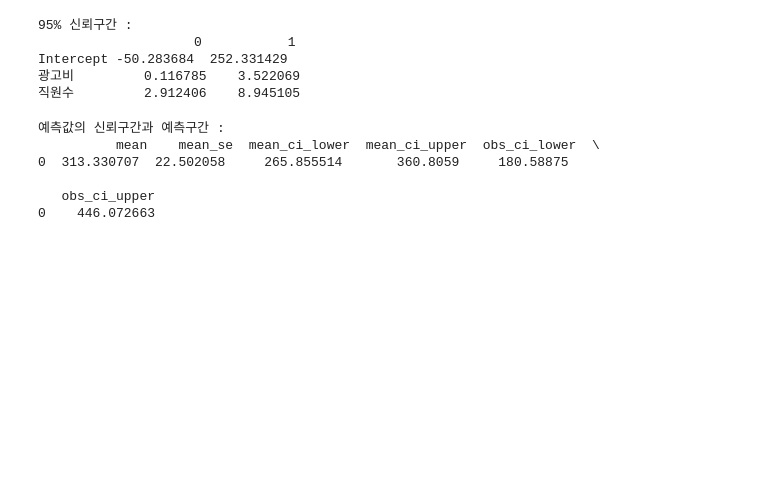
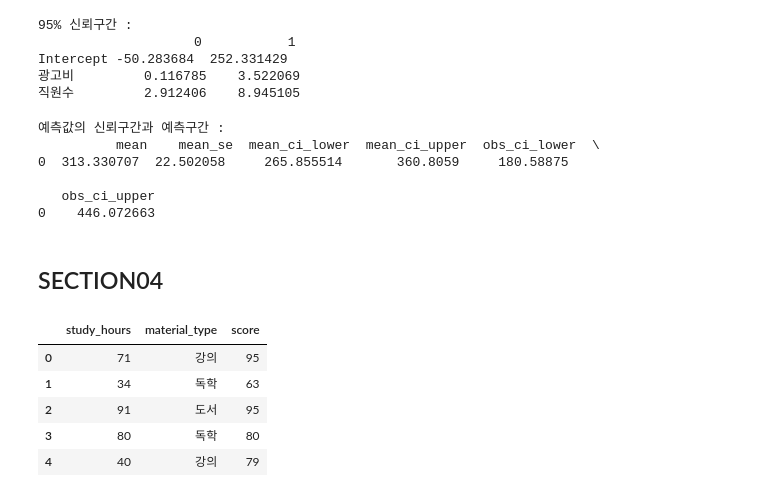
Before and after one commit to 240711AIBigData/BigDataCertification2, a Jupyter notebook: 03/04/part3_ch4.ipynb, the cells around one changed output. Cells and saved outputs as stored; diff of their text form; code cells hidden in the pictures; blank space fills up the shorter version.

```diff
--- a/03/04/part3_ch4.ipynb
+++ b/03/04/part3_ch4.ipynb
@@ -304,3 +304,17 @@ print('예측값의 신뢰구간과 예측구간 :\n', result)
 
    obs_ci_upper
 0    446.072663
+# %% [markdown]
+## SECTION04
+# %%
+import pandas as pd
+import statsmodels.api as sm
+df = pd.read_csv('./data/study.csv')
+df.head()
+# %% [output]
+|  | study_hours | material_type | score |
+| 0 | 71 | 강의 | 95 |
+| 1 | 34 | 독학 | 63 |
+| 2 | 91 | 도서 | 95 |
+| 3 | 80 | 독학 | 80 |
+| 4 | 40 | 강의 | 79 |
```
Also changed, not shown: parts of 1 cell of this notebook, 1 other file.
